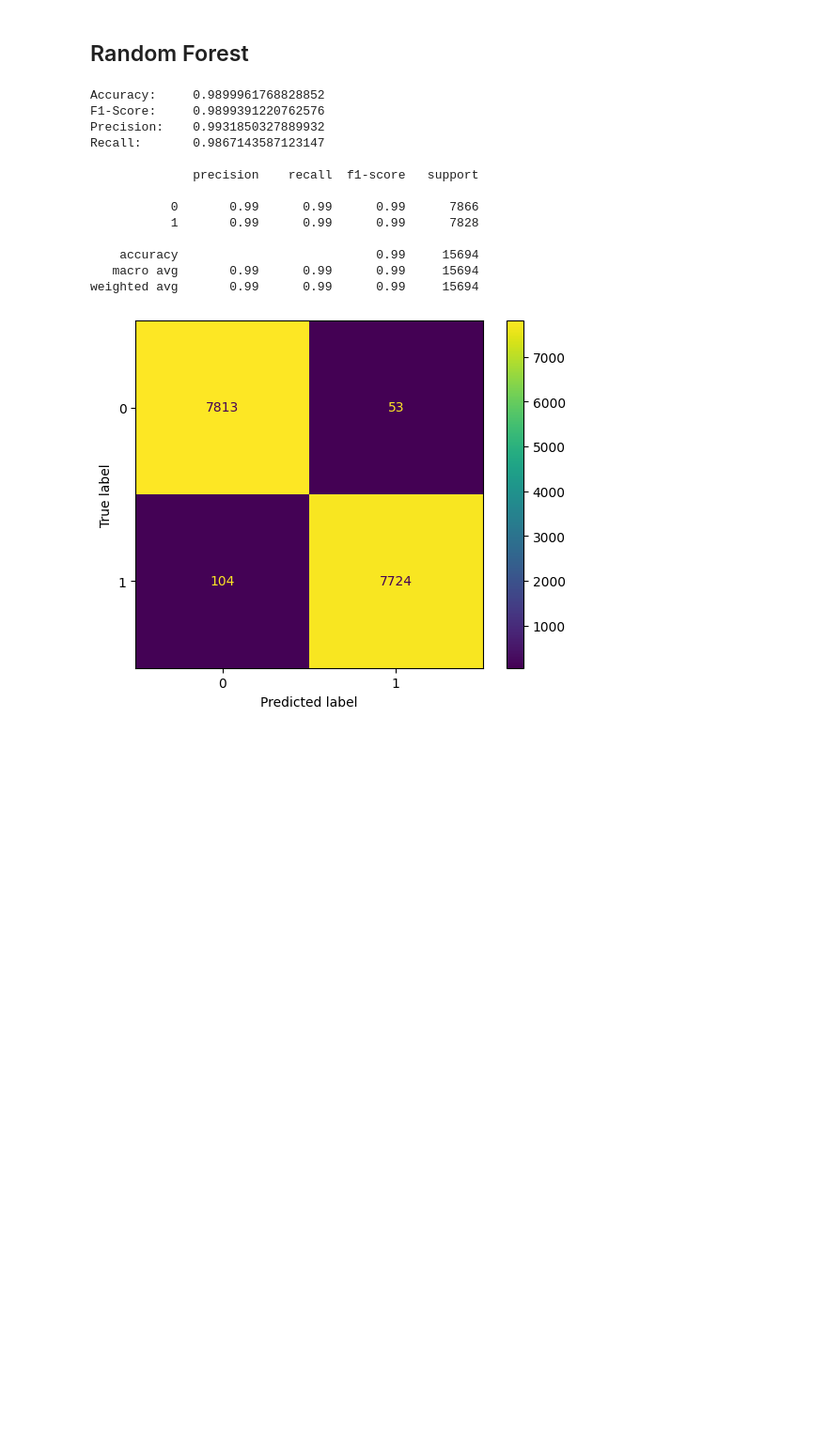
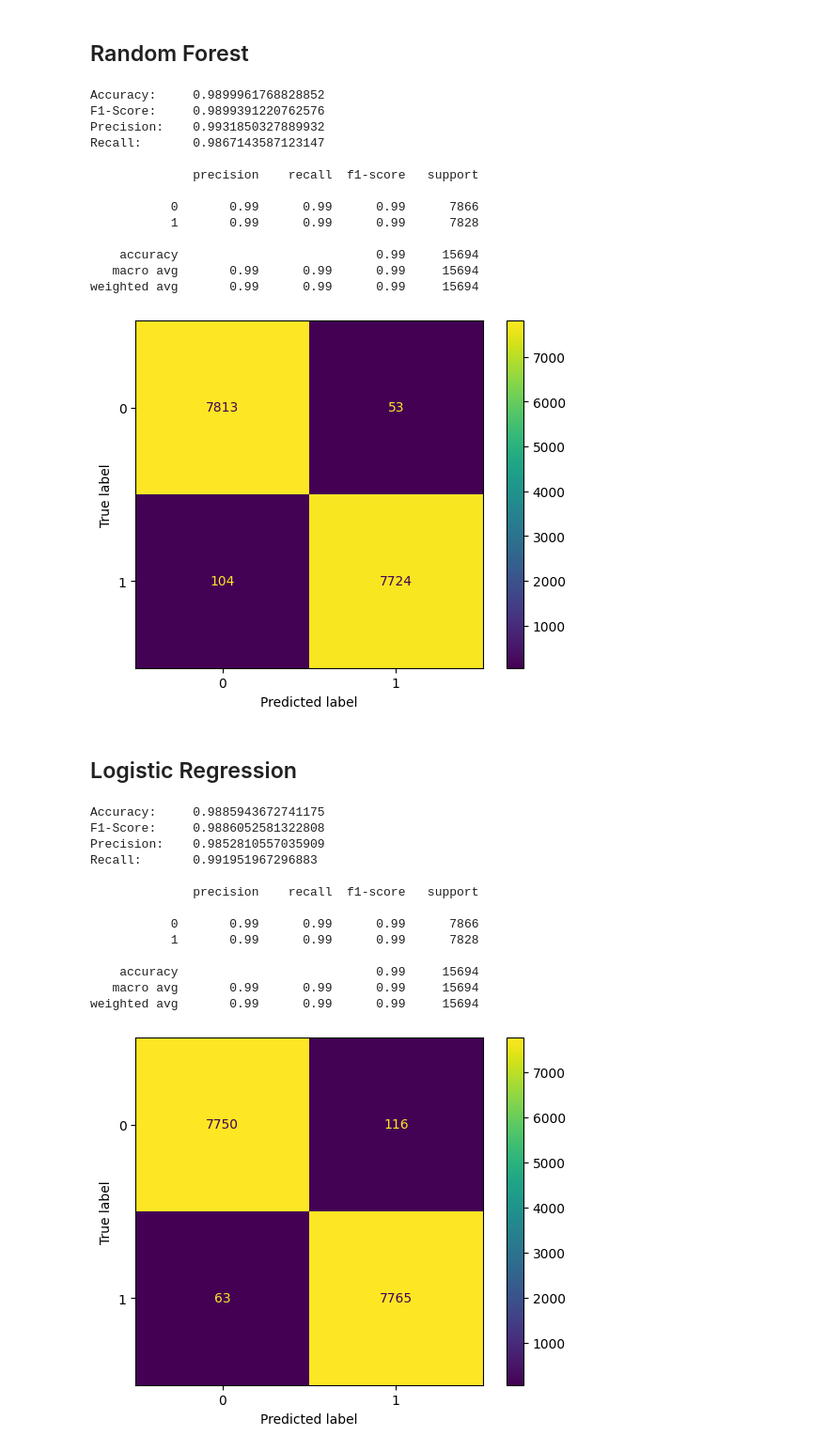
Before and after one commit to nikobiebl/Project-Work-2, a Jupyter notebook: code.ipynb, the cells around one changed output. Shown at 94% size. Cells and saved outputs as stored; diff of their text form; code cells hidden in the pictures; blank space fills up the shorter version.

```diff
--- a/code.ipynb
+++ b/code.ipynb
@@ -251,3 +267,32 @@ Recall:       0.9867143587123147
    macro avg       0.99      0.99      0.99     15694
 weighted avg       0.99      0.99      0.99     15694
 [figure]
+# %% [markdown]
+## Logistic Regression
+# %%
+# create classifier object
+logreg_tfidf_classifier = LogisticRegression(max_iter=10000, random_state=42)
+
+# train classifier
+logreg_tfidf_classifier.fit(X_train_tfidf, y_train)
+
+# test classifier
+logreg_tfidf_predictions = logreg_tfidf_classifier.predict(X_test_tfidf)
+
+# evaluate
+evaluate(logreg_tfidf_predictions)
+# %% [output]
+Accuracy:     0.9885943672741175
+F1-Score:     0.9886052581322808
+Precision:    0.9852810557035909
+Recall:       0.991951967296883
+
+              precision    recall  f1-score   support
+
+           0       0.99      0.99      0.99      7866
+           1       0.99      0.99      0.99      7828
+
+    accuracy                           0.99     15694
+   macro avg       0.99      0.99      0.99     15694
+weighted avg       0.99      0.99      0.99     15694
+[figure, added]
```
Also changed, not shown: parts of 3 cells of this notebook, 1 other file.
